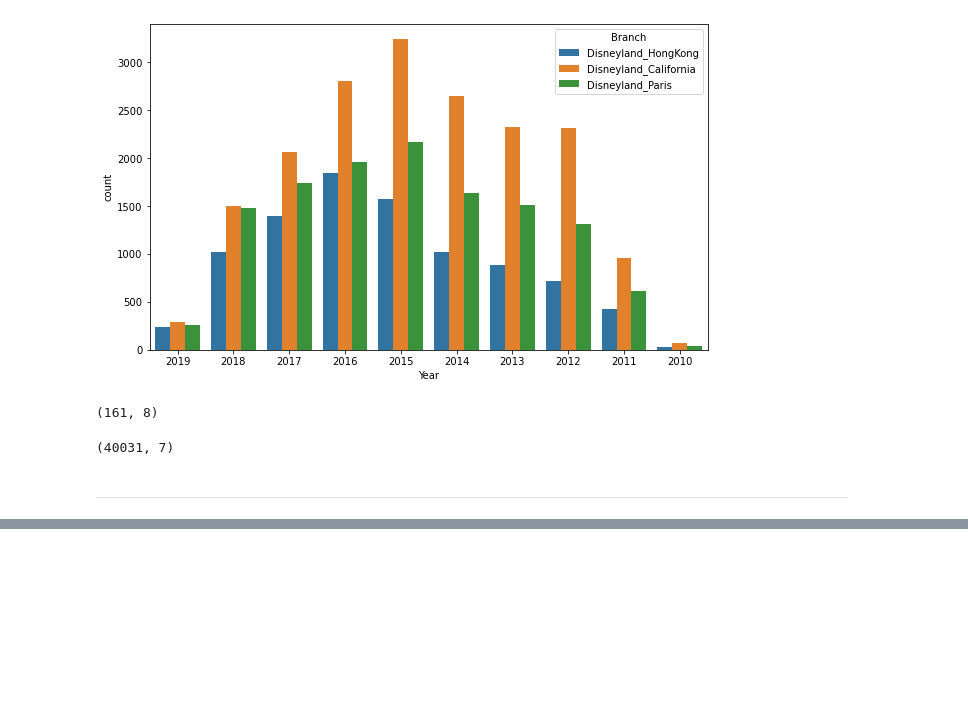
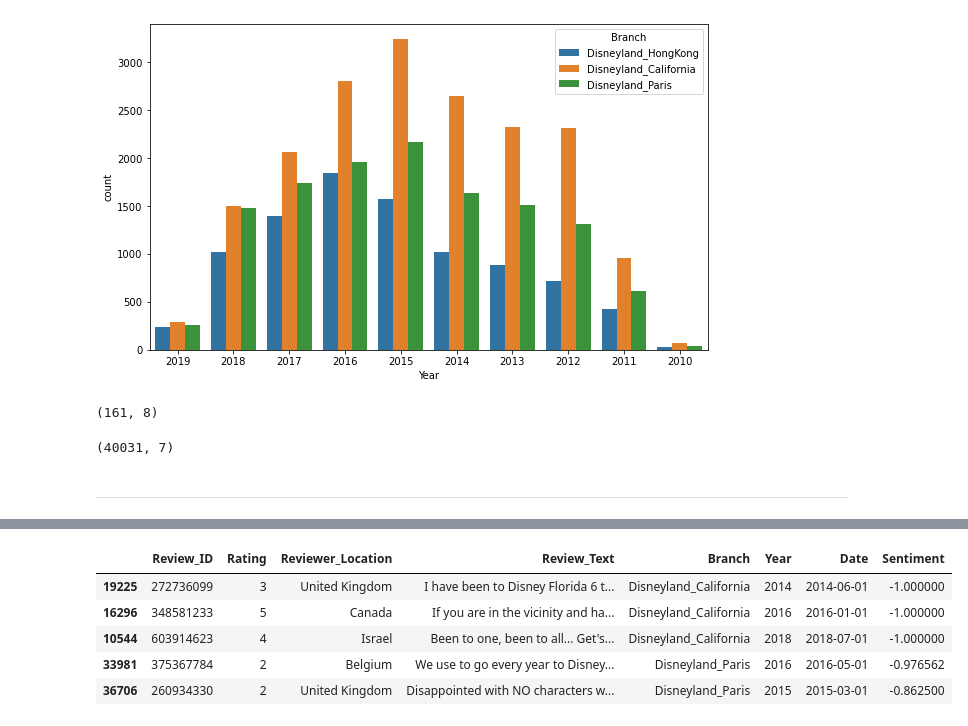
Before and after one commit to esanch/Projects, a Jupyter notebook: DisneyReviews/EEarl_Project1.ipynb, the cells around one changed output, grey strips where cells are left out. Cells and saved outputs as stored; diff of their text form; code cells hidden in the pictures; blank space fills up the shorter version.

```diff
--- a/DisneyReviews/EEarl_Project1.ipynb
+++ b/DisneyReviews/EEarl_Project1.ipynb
@@ -375,3 +374,15 @@ fig = go.Figure(data)
 fig.show()
 # %% [output]
 [interactive output not drawn]
+# %%
+negative = reviews
+negative = negative.sort_values(by= ['Sentiment'], ascending=True)
+# %%
+negative.head(5)
+# %% [output]
+|  | Review_ID | Rating | Reviewer_Location | Review_Text | Branch | Year | Date | Sentiment |
+| 19225 | 272736099 | 3 | United Kingdom | I have been to Disney Florida 6 t... | Disneyland_California | 2014 | 2014-06-01 | -1.000000 |
+| 16296 | 348581233 | 5 | Canada | If you are in the vicinity and ha... | Disneyland_California | 2016 | 2016-01-01 | -1.000000 |
+| 10544 | 603914623 | 4 | Israel | Been to one, been to all... Get's... | Disneyland_California | 2018 | 2018-07-01 | -1.000000 |
+| 33981 | 375367784 | 2 | Belgium | We use to go every year to Disney... | Disneyland_Paris | 2016 | 2016-05-01 | -0.976562 |
+| 36706 | 260934330 | 2 | United Kingdom | Disappointed with NO characters w... | Disneyland_Paris | 2015 | 2015-03-01 | -0.862500 |
```
Also changed, not shown: parts of 16 cells of this notebook, 1 other file.
